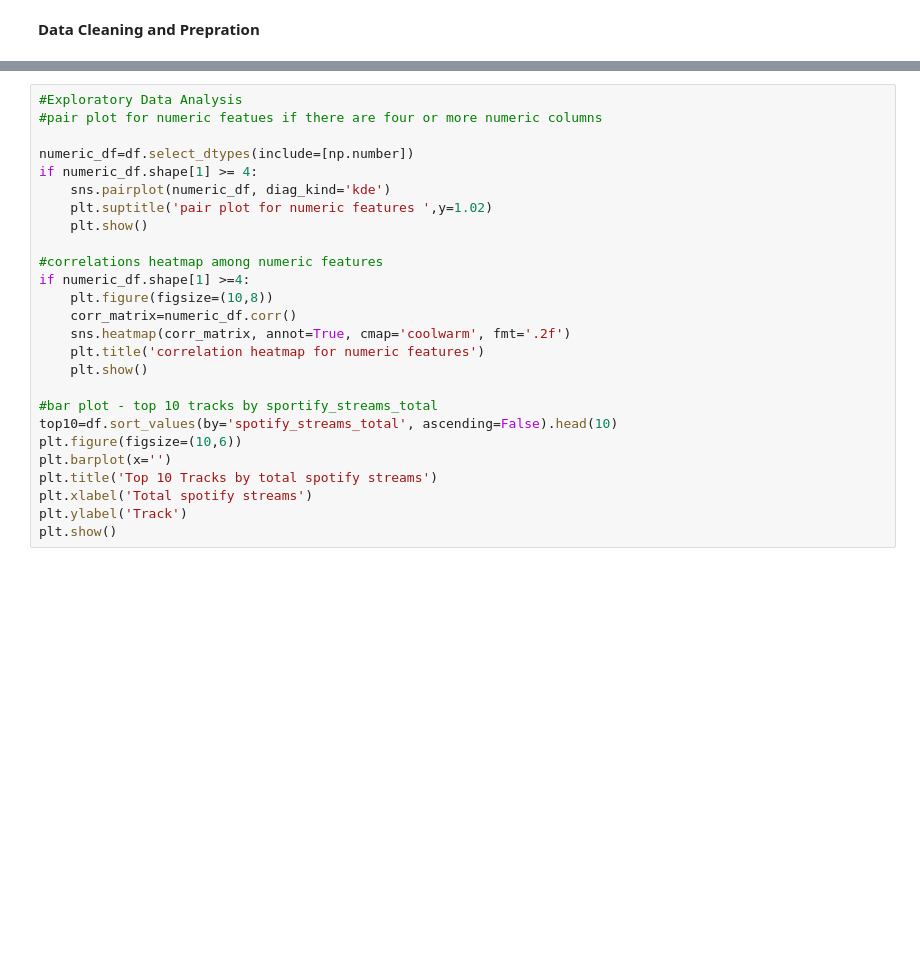
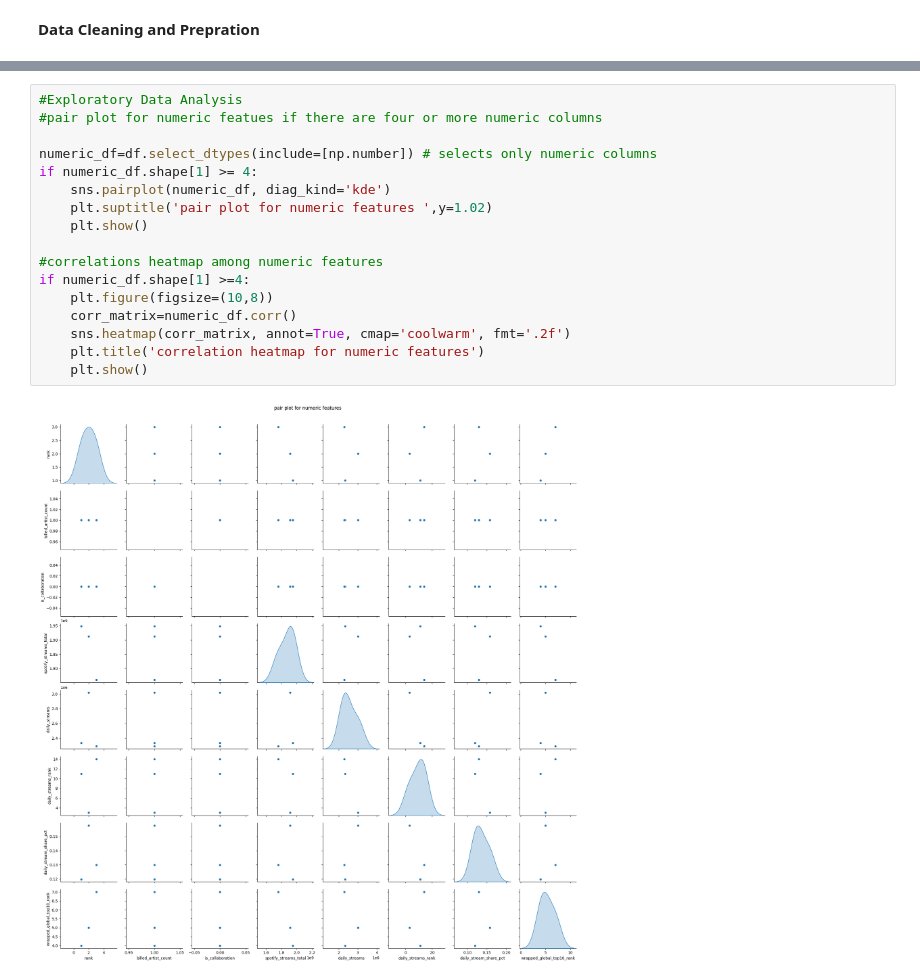
Before and after one commit to mrrendex2006/machine-learning-from-scratch, a Jupyter notebook: dataset for practice/sportify_moststreamed/sportify.ipynb, the cells around one changed output, grey strips where cells are left out. Cells and saved outputs as stored; diff of their text form; blank space fills up the shorter version.

```diff
--- a/dataset for practice/sportify_moststreamed/sportify.ipynb
+++ b/dataset for practice/sportify_moststreamed/sportify.ipynb
@@ -59,26 +150,19 @@ df['is_collaboration']=df['is_collaboration'].astype(int)
 # %%
 #Exploratory Data Analysis
 #pair plot for numeric featues if there are four or more numeric columns
 
-numeric_df=df.select_dtypes(include=[np.number])
+numeric_df=df.select_dtypes(include=[np.number]) # selects only numeric columns
 if numeric_df.shape[1] >= 4:
     sns.pairplot(numeric_df, diag_kind='kde')
     plt.suptitle('pair plot for numeric features ',y=1.02)
     plt.show()
 
 #correlations heatmap among numeric features
 if numeric_df.shape[1] >=4:
     plt.figure(figsize=(10,8))
     corr_matrix=numeric_df.corr()
     sns.heatmap(corr_matrix, annot=True, cmap='coolwarm', fmt='.2f')
     plt.title('correlation heatmap for numeric features')
     plt.show()
-
-#bar plot - top 10 tracks by sportify_streams_total
-top10=df.sort_values(by='spotify_streams_total', ascending=False).head(10)
-plt.figure(figsize=(10,6))
-plt.barplot(x='')
-plt.title('Top 10 Tracks by total spotify streams')
-plt.xlabel('Total spotify streams')
-plt.ylabel('Track')
-plt.show()
+# %% [output]
+[figure, added]
```
Also changed, not shown: parts of 13 cells of this notebook, 3 other files.
